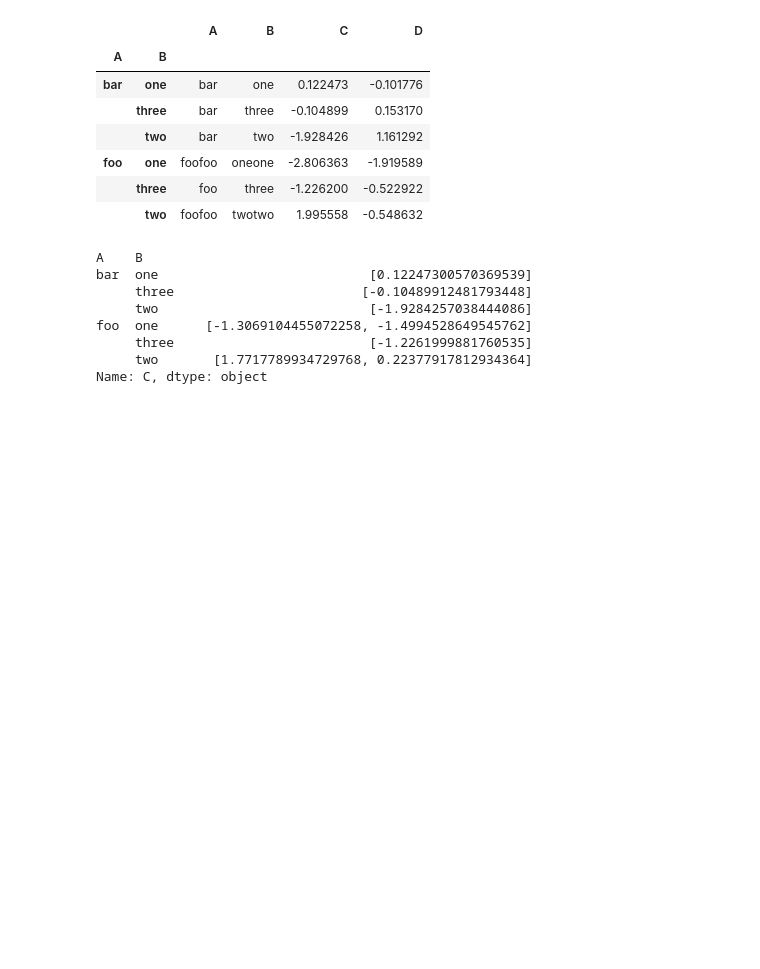
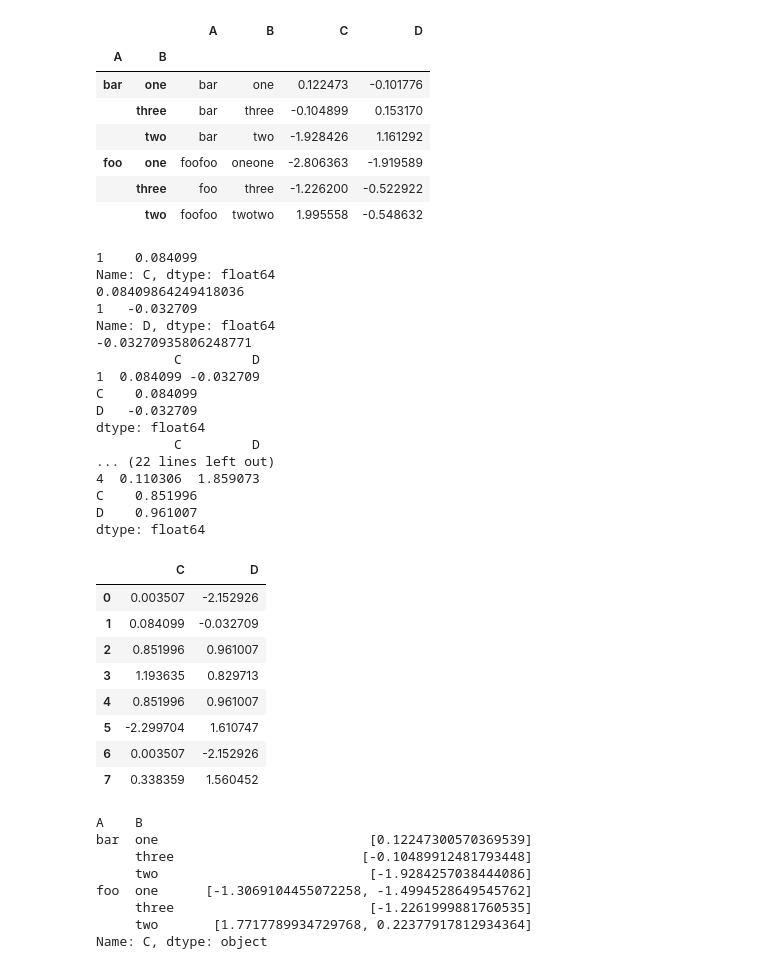
Before and after one commit to smjune/ipynb, a Jupyter notebook: pandas_guide.ipynb, the cells around one changed output. Cells and saved outputs as stored; diff of their text form; code cells hidden in the pictures; blank space fills up the shorter version.

```diff
--- a/pandas_guide.ipynb
+++ b/pandas_guide.ipynb
@@ -1232,6 +1253,38 @@ dtype: object
 | foo | one | foofoo | oneone | -2.806363 | -1.919589 |
 |  | three | foo | three | -1.226200 | -0.522922 |
 |  | two | foofoo | twotwo | 1.995558 | -0.548632 |
+# %%
+# 연산할 컬럼을 정의하지 않은 경우
+# 연산 가능한 컬럼만 연산하여 리턴한다. (기존 인덱스 유지)
+
+df_g.groupby(['A','B']).transform(funX)
+# %% [output]
+1    0.084099
+Name: C, dtype: float64
+0.08409864249418036
+1   -0.032709
+Name: D, dtype: float64
+-0.03270935806248771
+          C         D
+1  0.084099 -0.032709
+C    0.084099
+D   -0.032709
+dtype: float64
+          C         D
+... (22 lines left out)
+4  0.110306  1.859073
+C    0.851996
+D    0.961007
+dtype: float64
+|  | C | D |
+| 0 | 0.003507 | -2.152926 |
+| 1 | 0.084099 | -0.032709 |
+| 2 | 0.851996 | 0.961007 |
+| 3 | 1.193635 | 0.829713 |
+| 4 | 0.851996 | 0.961007 |
+| 5 | -2.299704 | 1.610747 |
+| 6 | 0.003507 | -2.152926 |
+| 7 | 0.338359 | 1.560452 |
 # %%
 df_g.groupby(['A','B'])['C'].apply(list)
 
```
Also changed, not shown: parts of 58 cells of this notebook.
